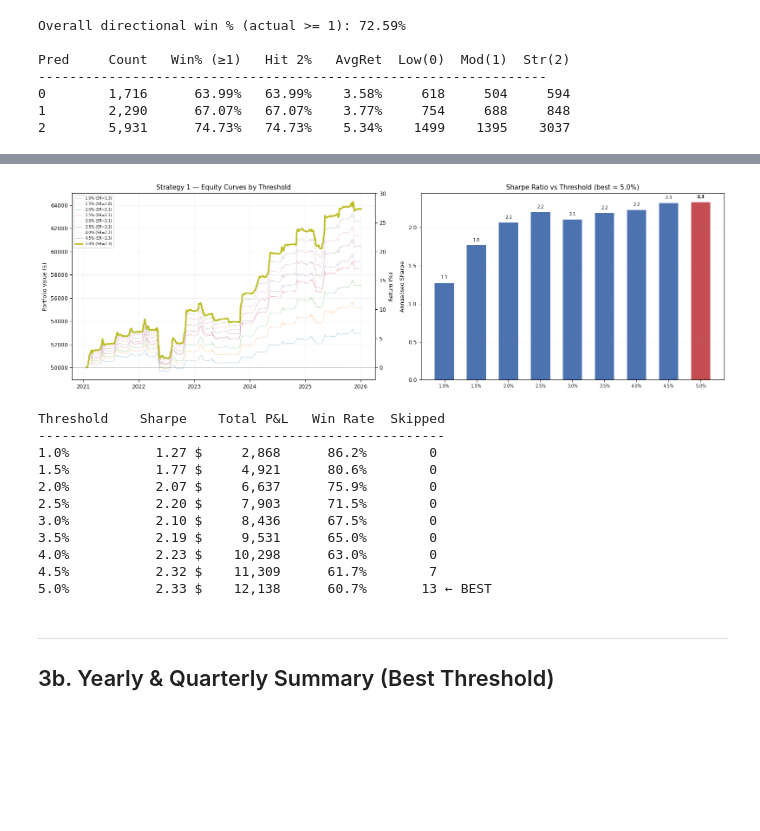
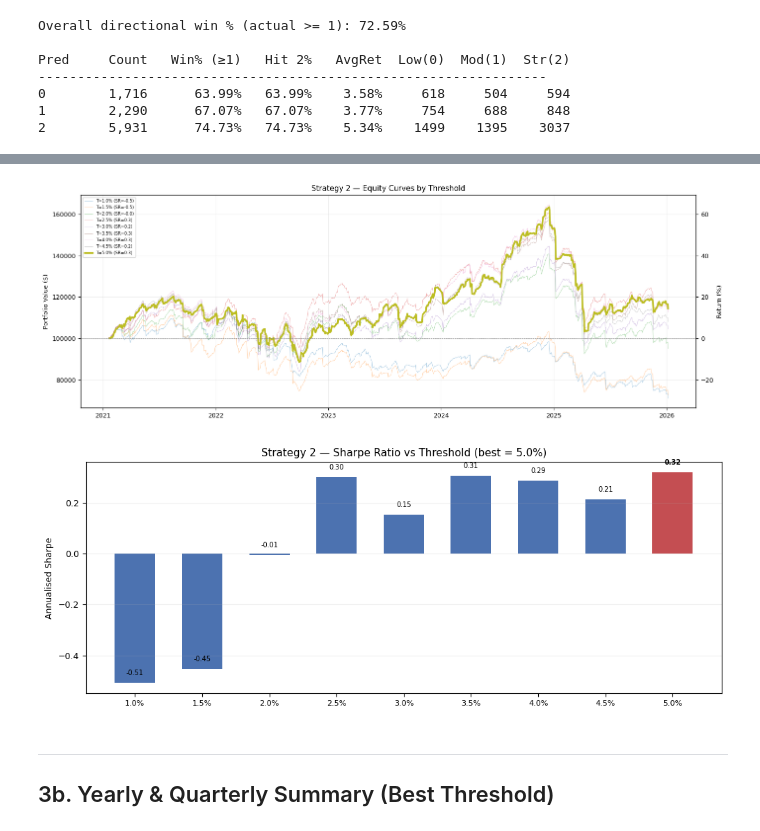
Before and after one commit to Richard-X46/Post-Earnings-Forecast, a Jupyter notebook: src/modeling/tabnet_trade_strat.ipynb, the cells around one changed output, grey strips where cells are left out. Cells and saved outputs as stored; diff of their text form; code cells hidden in the pictures; blank space fills up the shorter version.

Commit message:
fixed return to capital at risk and different splits for strat 3

```diff
--- a/src/modeling/tabnet_trade_strat.ipynb
+++ b/src/modeling/tabnet_trade_strat.ipynb
@@ -37,7 +36,7 @@ if not DAILY_PATH.exists():
     DAILY_PATH = Path("../data/model_staging/tech_daily_table.parquet")
 
 # ── Strategy params ───────────────────────────────────────────────────
-INITIAL_CAPITAL = 50_000
+INITIAL_CAPITAL = 100000
 POSITION_SIZE = 200
 THRESHOLDS = np.arange(0.01, 0.0525, 0.005)  # 1% to 5%, step 0.5%
 
@@ -229,62 +404,46 @@ Best threshold: 5.0%  (Sharpe: 2.33, P&L: $12,138, Skipped: 13)
 # %%
-# ── Equity curves overlay (all thresholds) ────────────────────────────
-fig, (ax1, ax2) = plt.subplots(1, 2, figsize=(16, 5))
+# Strat 2 — Equity curves overlay (all thresholds)
+fig, ax1 = plt.subplots(figsize=(14, 5))
 
 for r in results_s1:
-    label = f"{r['threshold']:.1%} (SR={r['sharpe']:.1f})"
+
+    label = f"T={r['threshold']:.1%} (SR={r['sharpe']:.1f})"
     lw = 2.5 if r["threshold"] == BEST_T else 0.7
     alpha = 1.0 if r["threshold"] == BEST_T else 0.35
     ax1.plot(r["dates"], r["equity"], label=label, lw=lw, alpha=alpha)
 
 ax1.axhline(INITIAL_CAPITAL, color="gray", lw=0.5, ls="--")
-ax1.set_title("Strategy 1 — Equity Curves by Threshold")
+ax1.set_title("Strategy 2 — Equity Curves by Threshold")
 ax1.set_ylabel("Portfolio Value ($)")
 ax1.legend(fontsize=6, loc="upper left")
 ax1.grid(alpha=0.2)
+ax1b = ax1.twinx()
+y0, y1 = ax1.get_ylim()
+ax1b.set_ylim(100*(y0/INITIAL_CAPITAL-1), 100*(y1/INITIAL_CAPITAL-1))
+ax1b.set_ylabel("Return (%)")
+plt.tight_layout()
+plt.show()
 
-# ── Twin axis: % return ───────────────────────────────────────────────
-ax1b = ax1.twinx()
-y1_min, y1_max = ax1.get_ylim()
-ax1b.set_ylim(100 * (y1_min / INITIAL_CAPITAL - 1), 100 * (y1_max / INITIAL_CAPITAL - 1))
-ax1b.set_ylabel("Return (%)")
-
-# ── Sharpe vs Threshold ───────────────────────────────────────────────
+# Strat 2 — Sharpe vs Threshold bar chart
+fig2, ax2 = plt.subplots(figsize=(10, 4))
 T_list = [r["threshold"] for r in results_s1]
 sr_list = [r["sharpe"] for r in results_s1]
 pnl_list = [r["total_pnl"] for r in results_s1]
 colors = ["#4C72B0" if i != best_idx else "#C44E52" for i in range(len(results_s1))]
 ax2.bar(range(len(T_list)), sr_list, color=colors, width=0.6)
 ax2.set_xticks(range(len(T_list)))
-ax2.set_xticklabels([f"{t:.1%}" for t in T_list], fontsize=7)
-ax2.set_title(f"Sharpe Ratio vs Threshold (best = {BEST_T:.1%})")
+ax2.set_xticklabels([f"{t:.1%}" for t in T_list], fontsize=8)
+ax2.set_title(f"Strategy 2 — Sharpe Ratio vs Threshold (best = {BEST_T:.1%})")
 ax2.set_ylabel("Annualised Sharpe")
 ax2.grid(alpha=0.2, axis="y")
-for i, (sr, pnl) in enumerate(zip(sr_list, pnl_list)):
-    ax2.text(i, sr + 0.05, f"{sr:.1f}", ha="center", fontsize=7,
+for i, sr in enumerate(sr_list):
+    ax2.text(i, sr + 0.03, f"{sr:.2f}", ha="center", fontsize=7,
              fontweight="bold" if i == best_idx else "normal")
 plt.tight_layout()
 plt.show()
-
-# ── Threshold summary table ───────────────────────────────────────────
-print(f"\n{'Threshold':<10} {'Sharpe':>8} {'Total P&L':>12} {'Win Rate':>10} {'Skipped':>8}")
-print(f"{'-'*52}")
-for r in results_s1:
-    marker = " ← BEST" if r["threshold"] == BEST_T else ""
-    print(f"{r['threshold']:<10.1%} {r['sharpe']:>8.2f} ${r['total_pnl']:>10,.0f}"
-          f" {r['win_rate']:>10.1%} {r['n_skipped']:>8}{marker}")
 # %% [output]
-[figure, old version]
+[figure, new version]
-Threshold    Sharpe    Total P&L   Win Rate  Skipped
-----------------------------------------------------
-1.0%           1.27 $     2,868      86.2%        0
-1.5%           1.77 $     4,921      80.6%        0
-2.0%           2.07 $     6,637      75.9%        0
-2.5%           2.20 $     7,903      71.5%        0
-3.0%           2.10 $     8,436      67.5%        0
-3.5%           2.19 $     9,531      65.0%        0
-4.0%           2.23 $    10,298      63.0%        0
-4.5%           2.32 $    11,309      61.7%        7
-5.0%           2.33 $    12,138      60.7%       13 ← BEST
+[figure, added]
 # %% [markdown]
 ---
 ## 3b. Yearly & Quarterly Summary (Best Threshold)
```
Also changed, not shown: parts of 16 cells of this notebook.
